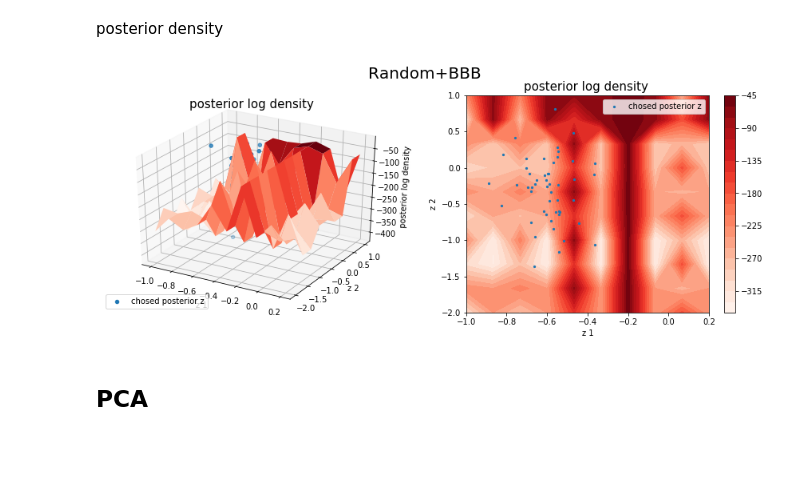
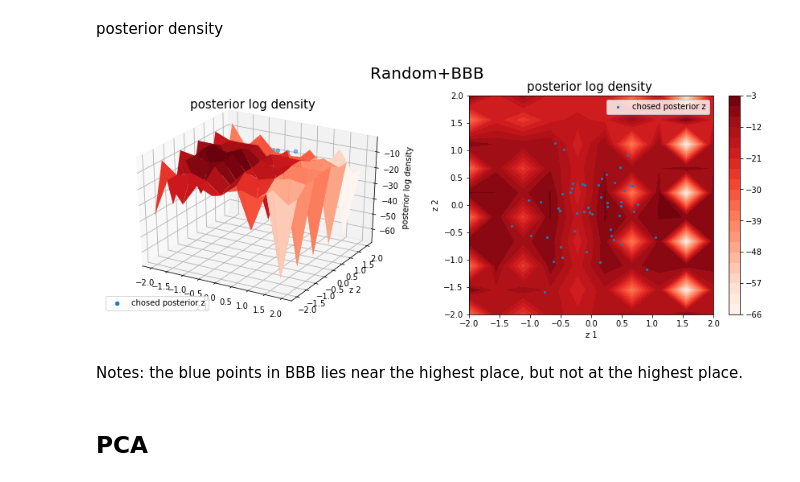
Before and after one commit to Yuting-Kou/am207_Project, a Jupyter notebook: src/bbb_yimxu-koko.ipynb, the cells around one changed output. Cells and saved outputs as stored; diff of their text form; code cells hidden in the pictures; blank space fills up the shorter version.

```diff
--- a/src/bbb_yimxu-koko.ipynb
+++ b/src/bbb_yimxu-koko.ipynb
@@ -223,9 +223,11 @@ def plot_posterior_likelihood(my_inference,name,zx_range=[-0.2,0.2], zy_range=[-
     plt.legend()
     plt.suptitle(name, fontsize=20)
 # %%
-plot_posterior_likelihood(my_inference=my_inference, name='Random+BBB',zx_range=[-1,0.2], zy_range=[-2,1])
+plot_posterior_likelihood(my_inference=my_inference, name='Random+BBB',zx_range=[-2,2], zy_range=[-2,2])
 # %% [output]
-[figure, old version]
+[figure, new version]
+# %% [markdown]
+Notes: the blue points in BBB lies near the highest place, but not at the highest place.
 # %% [markdown]
 ## PCA
 # %%
```
Also changed, not shown: parts of 7 cells of this notebook, 2 other files.
